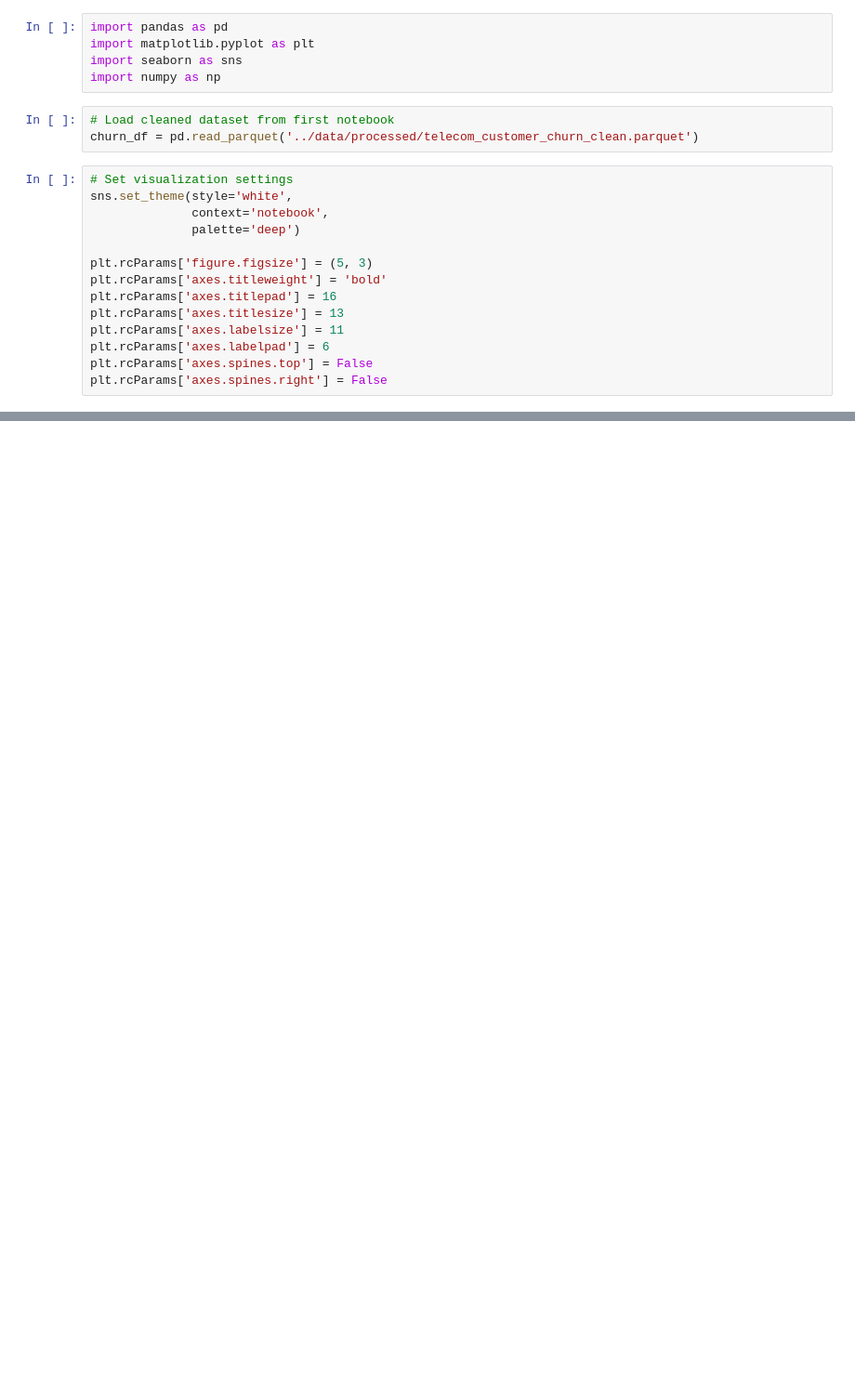
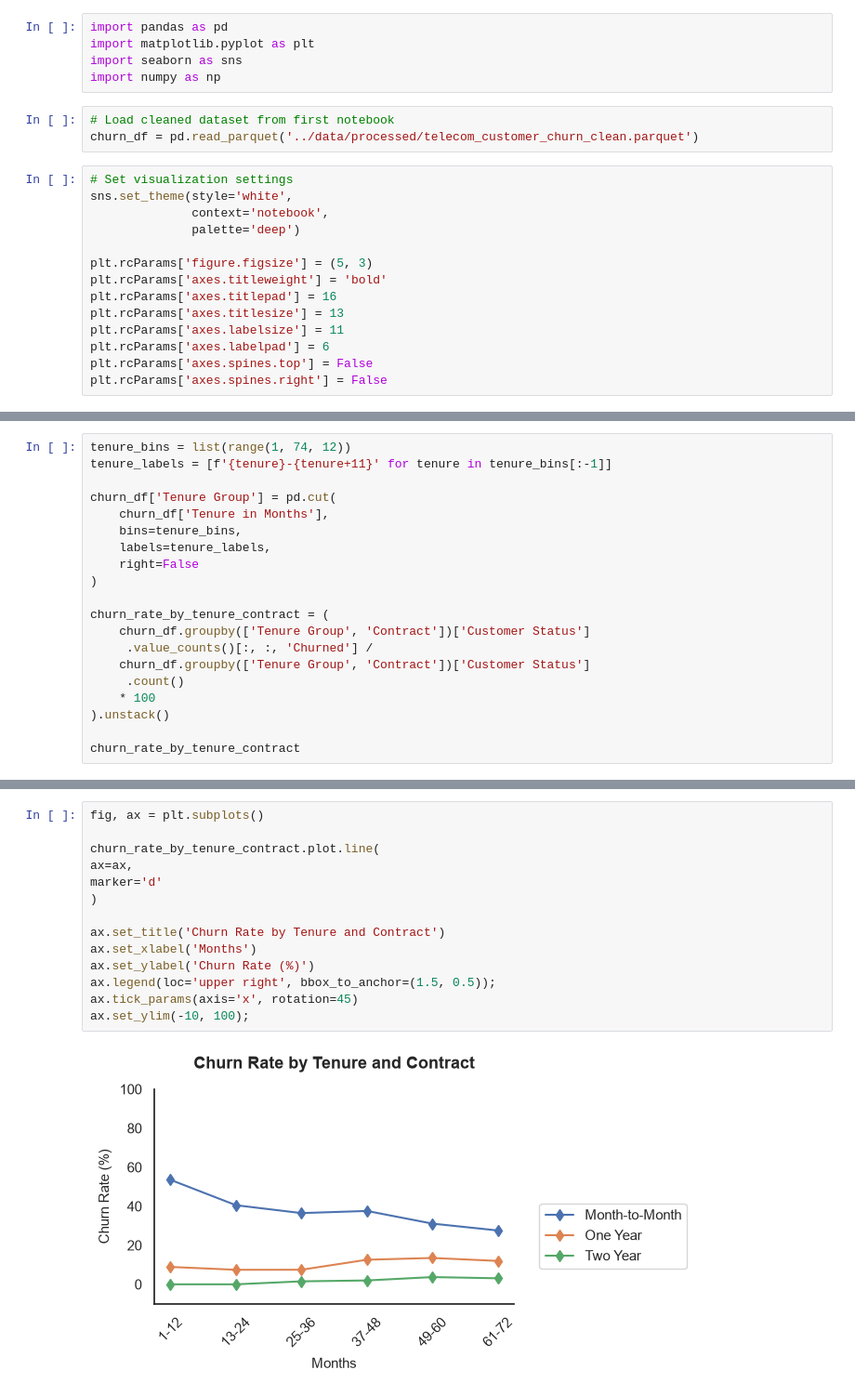
Before and after one commit to pendergataxel/telecom-customer-churn-analysis, a Jupyter notebook: notebooks/04_multivariate_and_correlations.ipynb, the cells around one changed output, grey strips where cells are left out. Shown at 93% size. Saved outputs shown, nothing was run; the diff lists cells and outputs as text; blank space fills up the shorter version.

```diff
--- a/notebooks/04_multivariate_and_correlations.ipynb
+++ b/notebooks/04_multivariate_and_correlations.ipynb
@@ -88,0 +45,20 @@ sns.scatterplot(
+# %%
+tenure_bins = list(range(1, 74, 12))
+tenure_labels = [f'{tenure}-{tenure+11}' for tenure in tenure_bins[:-1]]
+
+churn_df['Tenure Group'] = pd.cut(
+    churn_df['Tenure in Months'],
+    bins=tenure_bins,
+    labels=tenure_labels,
+    right=False
+)
+
+churn_rate_by_tenure_contract = (
+    churn_df.groupby(['Tenure Group', 'Contract'])['Customer Status']
+     .value_counts()[:, :, 'Churned'] /
+    churn_df.groupby(['Tenure Group', 'Contract'])['Customer Status']
+     .count()
+    * 100
+).unstack()
+
+churn_rate_by_tenure_contract
@@ -88,0 +74,16 @@ sns.scatterplot(
+# %%
+fig, ax = plt.subplots()
+
+churn_rate_by_tenure_contract.plot.line(
+ax=ax,
+marker='d'
+)
+
+ax.set_title('Churn Rate by Tenure and Contract')
+ax.set_xlabel('Months')
+ax.set_ylabel('Churn Rate (%)')
+ax.legend(loc='upper right', bbox_to_anchor=(1.5, 0.5));
+ax.tick_params(axis='x', rotation=45)
+ax.set_ylim(-10, 100);
+# %% [output]
+[figure, added]
```
Also changed, not shown: parts of 20 cells of this notebook.
